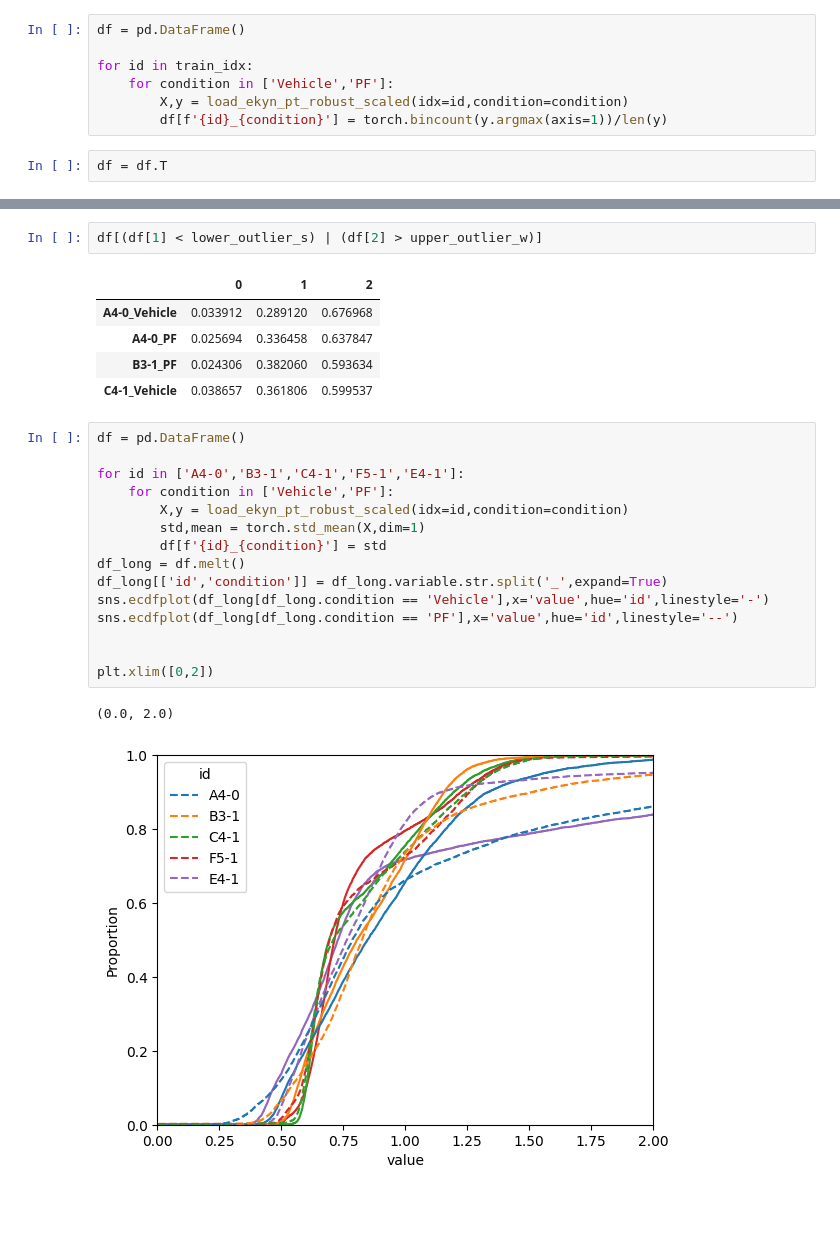
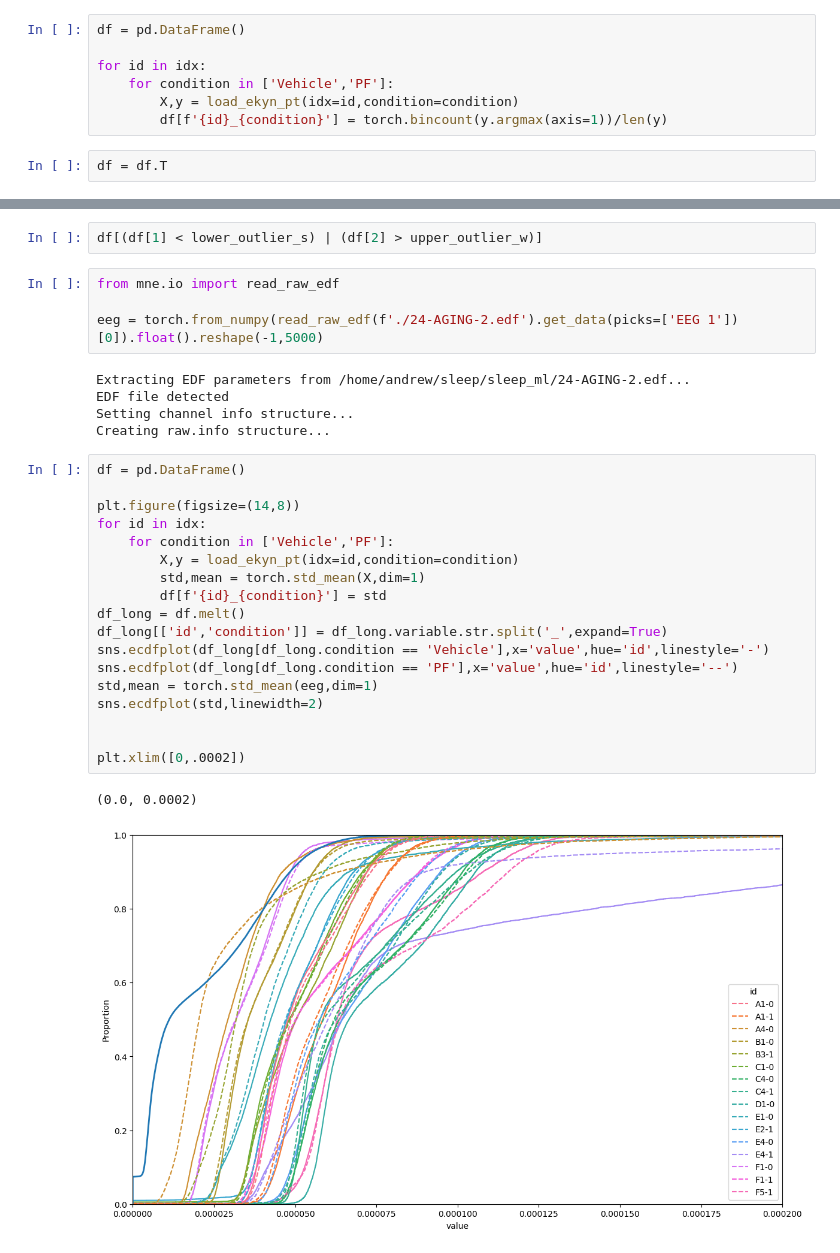
Before and after one commit to smithandrewk/sleep_ml, a Jupyter notebook: notebooks/eda.ipynb, the cells around one changed output, grey strips where cells are left out. Saved outputs shown, nothing was run; the diff lists cells and outputs as text; blank space fills up the shorter version.

```diff
--- a/notebooks/eda.ipynb
+++ b/notebooks/eda.ipynb
@@ -20,9 +20,9 @@ print(len(train_idx),len(test_idx))
 # %%
 df = pd.DataFrame()
 
-for id in train_idx:
+for id in idx:
     for condition in ['Vehicle','PF']:
-        X,y = load_ekyn_pt_robust_scaled(idx=id,condition=condition)
+        X,y = load_ekyn_pt(idx=id,condition=condition)
         df[f'{id}_{condition}'] = torch.bincount(y.argmax(axis=1))/len(y)
 # %%
 df = df.T
@@ -45,26 +40,32 @@ lower_outlier_s
 # %%
 df[(df[1] < lower_outlier_s) | (df[2] > upper_outlier_w)]
-# %% [output]
-|  | 0 | 1 | 2 |
-| A4-0_Vehicle | 0.033912 | 0.289120 | 0.676968 |
-| A4-0_PF | 0.025694 | 0.336458 | 0.637847 |
-| B3-1_PF | 0.024306 | 0.382060 | 0.593634 |
-| C4-1_Vehicle | 0.038657 | 0.361806 | 0.599537 |
+# %%
+from mne.io import read_raw_edf
+
+eeg = torch.from_numpy(read_raw_edf(f'./24-AGING-2.edf').get_data(picks=['EEG 1'])[0]).float().reshape(-1,5000)
+# %% [output]
+Extracting EDF parameters from /home/andrew/sleep/sleep_ml/24-AGING-2.edf...
+EDF file detected
+Setting channel info structure...
+Creating raw.info structure...
 # %%
 df = pd.DataFrame()
 
-for id in ['A4-0','B3-1','C4-1','F5-1','E4-1']:
+plt.figure(figsize=(14,8))
+for id in idx:
     for condition in ['Vehicle','PF']:
-        X,y = load_ekyn_pt_robust_scaled(idx=id,condition=condition)
+        X,y = load_ekyn_pt(idx=id,condition=condition)
         std,mean = torch.std_mean(X,dim=1)
         df[f'{id}_{condition}'] = std
 df_long = df.melt()
 df_long[['id','condition']] = df_long.variable.str.split('_',expand=True)
 sns.ecdfplot(df_long[df_long.condition == 'Vehicle'],x='value',hue='id',linestyle='-')
 sns.ecdfplot(df_long[df_long.condition == 'PF'],x='value',hue='id',linestyle='--')
+std,mean = torch.std_mean(eeg,dim=1)
+sns.ecdfplot(std,linewidth=2)
 
 
-plt.xlim([0,2])
+plt.xlim([0,.0002])
 # %% [output]
-(0.0, 2.0)
+(0.0, 0.0002)
-[figure, old version]
+[figure, new version]
```
Also changed, not shown: parts of 2 cells of this notebook, 6 other files.
